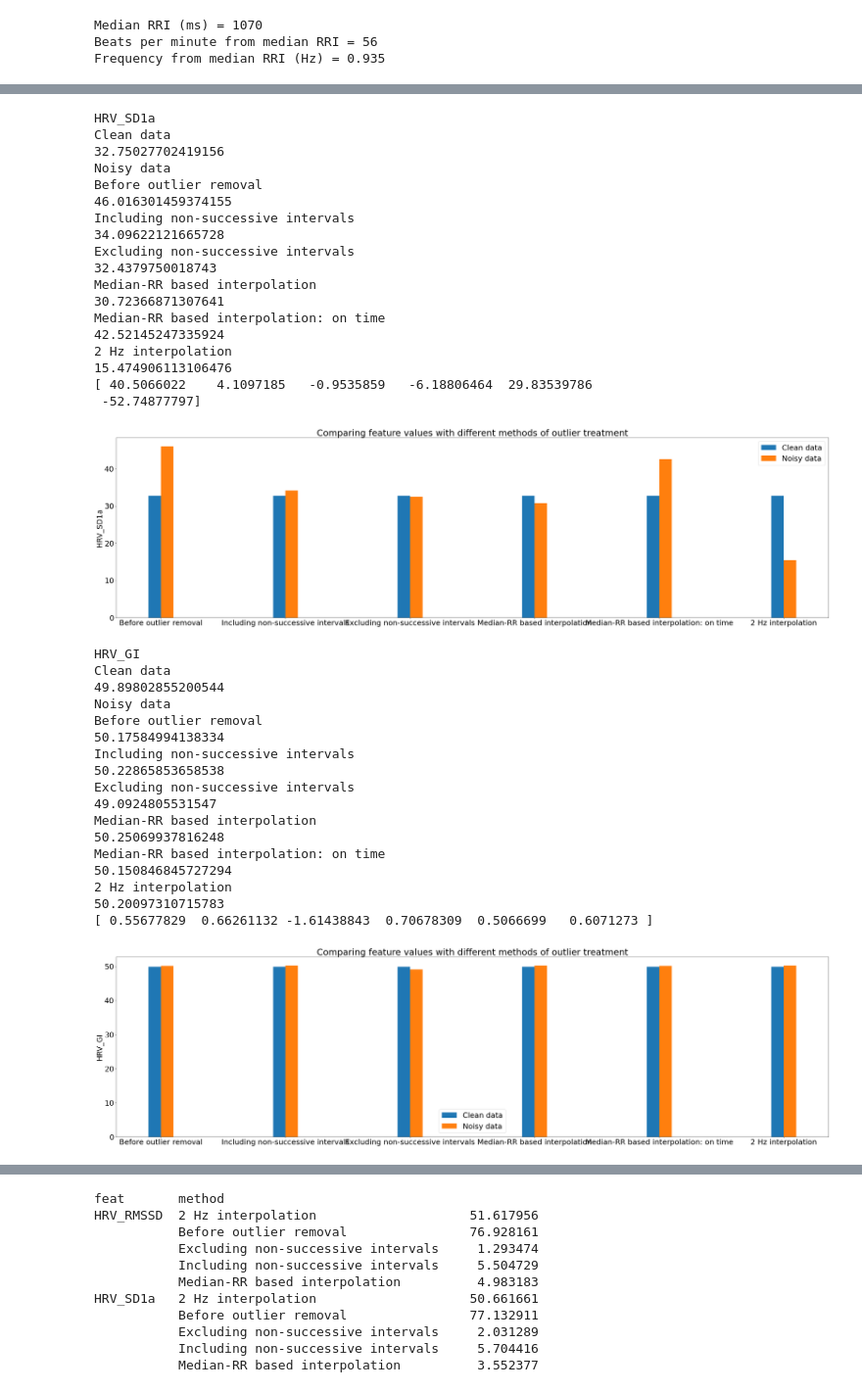
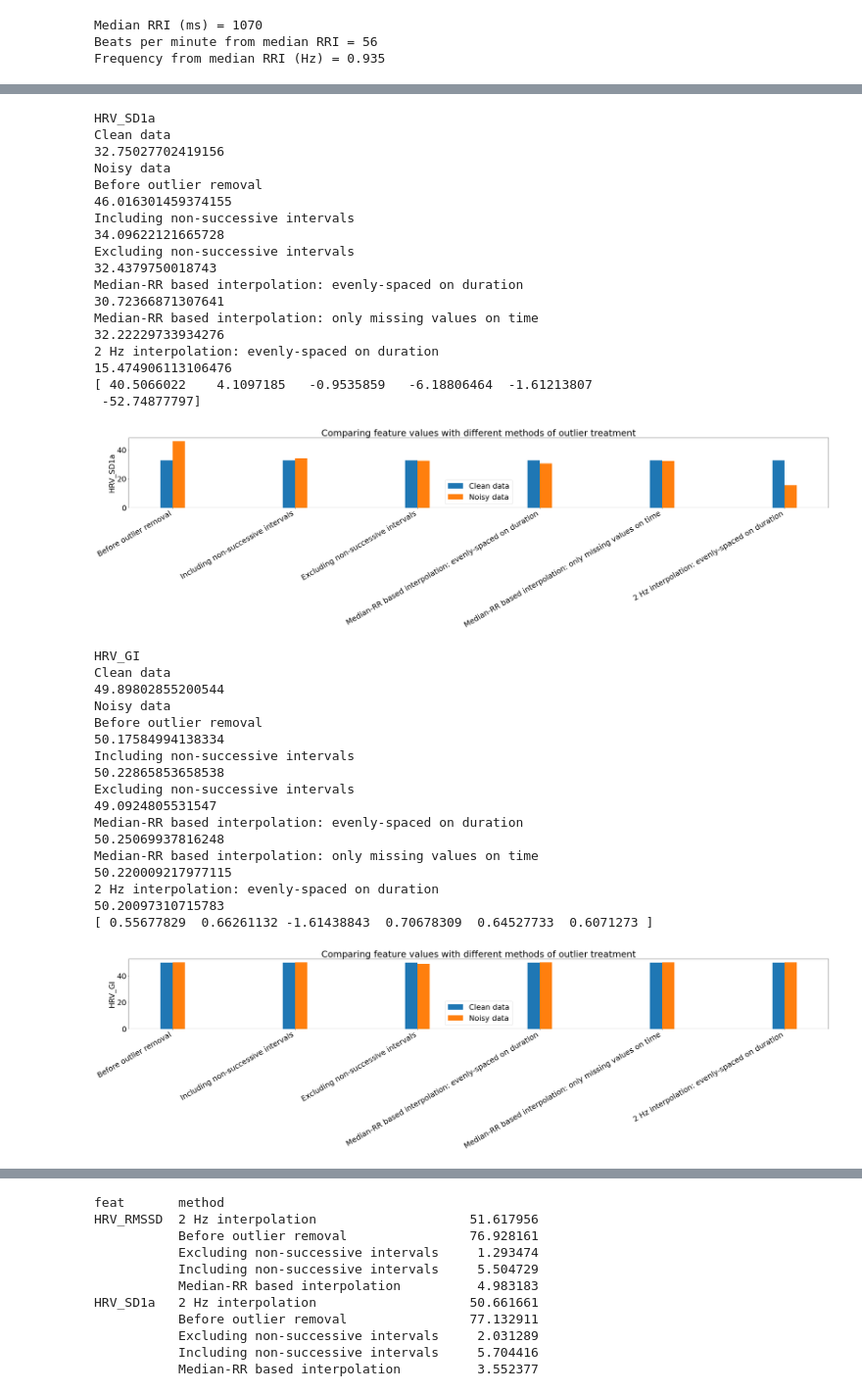
Before and after one commit to danibene/NeuroKit, a Jupyter notebook: docs/examples/outliers_rri_interpl_ontime.ipynb, the cells around one changed output, grey strips where cells are left out. Shown at 98% size. Cells and saved outputs as stored; diff of their text form; code cells hidden in the pictures.

```diff
--- a/docs/examples/outliers_rri_interpl_ontime.ipynb
+++ b/docs/examples/outliers_rri_interpl_ontime.ipynb
@@ -340,0 +329,5 @@ def rri_to_peak_time(rri, rri_time=None):
+# %%
+rri_time = None
+if rri_time is None:
+    rri_time = np.nancumsum(rri / 1000)
+    rri_time[np.isnan(rri)] = np.nan
@@ -341,14 +362,14 @@ def rri_to_peak_time(rri, rri_time=None):
 # %%
-def interpolate_on_time(rri_time, rri, median_rri=750):
-    # Interpolate values
-    non_successive_indices = np.invert(find_successive_intervals(intervals=rri, intervals_time=rri_time))
-    flip_indices = np.flip(np.where(non_successive_indices)[0])
-    flip_indices_rri_time = flip_indices + 1
-    n_nan = np.round((np.diff(rri_time)[flip_indices]*1000)/median_rri)
-    for i in range(len(flip_indices_rri_time)):
-        rri_time = np.insert(arr = rri_time, obj = flip_indices_rri_time[i], values = [np.nan]*int(n_nan[i]))
-    rri_time = pd.Series(rri_time).interpolate(method="quadratic").values
-    first_peak_time = rri_time[0] - rri[0] / 1000
-    peak_time = np.insert(arr=rri_time, obj=0, values=first_peak_time)
-    rri = np.diff(peak_time)*1000
-    return rri_time, rri
+non_successive_indices = np.invert(find_successive_intervals(intervals=rri, intervals_time=rri_time))
+flip_indices = np.flip(np.where(non_successive_indices)[0])
+diff_rri_time = np.diff(rri_time)
+flip_indices = flip_indices[np.invert(np.isnan(diff_rri_time[flip_indices]))]
+flip_indices_rri_time = flip_indices + 1
+n_nan = np.round((diff_rri_time[flip_indices]*1000)/median_rri) - 1
+n_nan[n_nan < 0] = 0
+for i in range(len(flip_indices_rri_time)):
+    rri_time = np.insert(arr = rri_time, obj = flip_indices_rri_time[i], values = [np.nan]*int(n_nan[i]))
+rri_time = pd.Series(rri_time).interpolate(method="quadratic").values
+first_peak_time = rri_time[0] - rri[0] / 1000
+peak_time = np.insert(arr=rri_time, obj=0, values=first_peak_time)
+rri = np.diff(peak_time)*1000
@@ -360,5 +375,0 @@ array([ 990.        ,  930.        ,  872.90104876, ..., 1100.        ,
-# %%
-rri_noise_after_removal = rri_noise_before_removal[np.invert(diff_indices)]
-rri_time_noise_after_removal = rri_time_noise_before_removal[np.invert(diff_indices)]
-rri = rri_noise_after_removal
-rri_time = rri_time_noise_after_removal
@@ -515,9 +509,9 @@ for feat_to_comp in feats_to_comp:
         "Before outlier removal",
         "Including non-successive intervals",
         "Excluding non-successive intervals",
-        "Median-RR based interpolation",
-        "Median-RR based interpolation: on time",
-        "2 Hz interpolation",
+        "Median-RR based interpolation: evenly-spaced on duration",
+        "Median-RR based interpolation: only missing values on time",
+        "2 Hz interpolation: evenly-spaced on duration",
     ]
     out_feat = [
         float(out_before_removal[feat_to_comp]),
@@ -550,6 +544,7 @@ for feat_to_comp in feats_to_comp:
         "Comparing feature values with different methods of outlier treatment"
     )
     plt.xticks(x, labels)
+    plt.setp(ax.get_xticklabels(), rotation=30, horizontalalignment="right")
     ax.legend()
 
     fig.tight_layout()
@@ -577,40 +572,40 @@ Median-RR based interpolation: on time
 HRV_SD1a
 Clean data
 32.75027702419156
 Noisy data
 Before outlier removal
 46.016301459374155
 Including non-successive intervals
 34.09622121665728
 Excluding non-successive intervals
 32.4379750018743
-Median-RR based interpolation
+Median-RR based interpolation: evenly-spaced on duration
 30.72366871307641
-Median-RR based interpolation: on time
-42.52145247335924
-2 Hz interpolation
+Median-RR based interpolation: only missing values on time
+32.22229733934276
+2 Hz interpolation: evenly-spaced on duration
 15.474906113106476
-[ 40.5066022    4.1097185   -0.9535859   -6.18806464  29.83539786
+[ 40.5066022    4.1097185   -0.9535859   -6.18806464  -1.61213807
  -52.74877797]
-[figure, old version]
+[figure, new version]
 HRV_GI
 Clean data
 49.89802855200544
 Noisy data
 Before outlier removal
 50.17584994138334
 Including non-successive intervals
 50.22865853658538
 Excluding non-successive intervals
 49.0924805531547
-Median-RR based interpolation
+Median-RR based interpolation: evenly-spaced on duration
 50.25069937816248
-Median-RR based interpolation: on time
-50.150846845727294
-2 Hz interpolation
+Median-RR based interpolation: only missing values on time
+50.220009217977115
+2 Hz interpolation: evenly-spaced on duration
 50.20097310715783
-[ 0.55677829  0.66261132 -1.61438843  0.70678309  0.5066699   0.6071273 ]
+[ 0.55677829  0.66261132 -1.61438843  0.70678309  0.64527733  0.6071273 ]
-[figure, old version]
+[figure, new version]
 # %%
 rri = rri_noise_after_removal
 rri_time = rri_time_noise_after_removal
```
Also changed, not shown: parts of 28 cells of this notebook.
